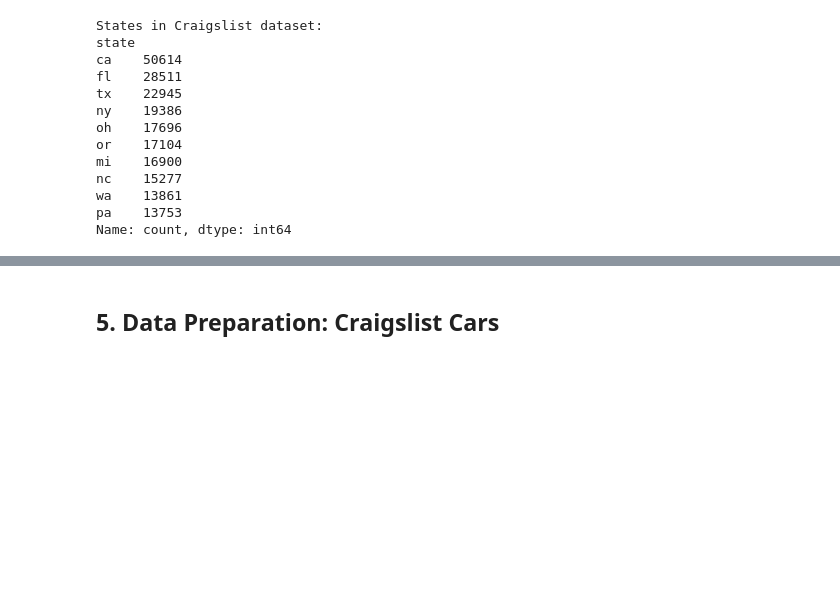
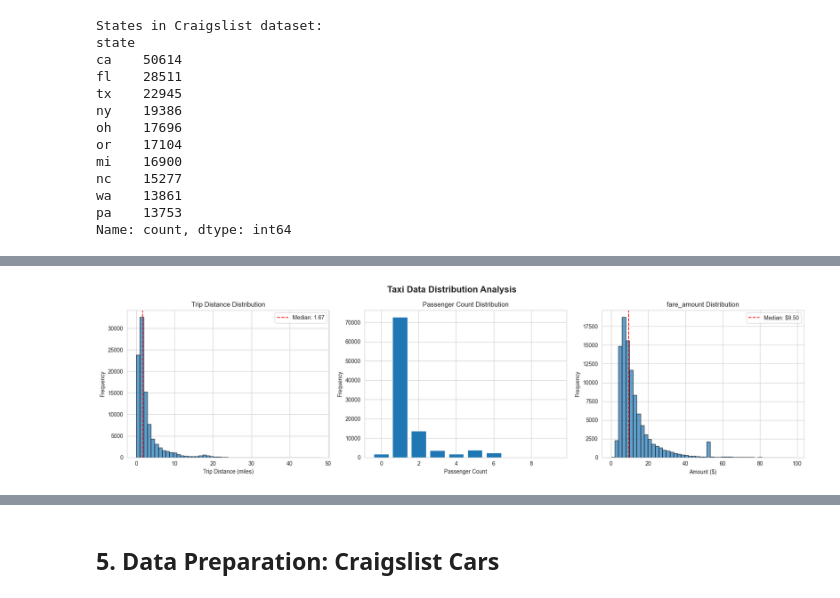
Before and after one commit to esteinholtz-cloudera/taxi-and-car-demand, a Jupyter notebook: taxi_car_price_analysis_hybrid.ipynb, the cells around one changed output, grey strips where cells are left out. Drawn from its saved outputs; the diff is of its cells as text; code cells hidden in the pictures; blank space fills up the shorter version.

Commit message:
bug fixing on hybrid deployment

```diff
--- a/taxi_car_price_analysis_hybrid.ipynb
+++ b/taxi_car_price_analysis_hybrid.ipynb
@@ -261,0 +849,89 @@ ArrowKeyError: No type extension with name arrow.py_extension_type found
+# %%
+# Taxi visualizations
+import matplotlib.pyplot as plt
+import seaborn as sns
+
+# Set style
+sns.set_style("whitegrid")
+plt.rcParams['figure.figsize'] = (15, 7)
+
+print("Generating taxi distribution plots...")
+
+# Convert to pandas if using Spark
+if LAPTOP_DEPLOYMENT:
+    taxi_pd = taxi_df.head(100000) if len(taxi_df) > 100000 else taxi_df  # Sample for speed
+else:
+    # Sample for visualization to avoid memory issues
+    try:
+        print("Sampling taxi data for visualization (1%)...")
+        taxi_pd = taxi_df.sample(fraction=0.01, seed=42).toPandas()
+        print(f"✓ Sampled {len(taxi_pd):,} taxi records")
+    except Exception as e:
+        print(f"⚠️  Sampling failed: {type(e).__name__}")
+        print("Visualization may not be available. Try LAPTOP_DEPLOYMENT=True")
+        taxi_pd = pd.DataFrame()
+
+# Skip visualization if data is empty
+if len(taxi_pd) == 0:
+    print("⚠️  Cannot generate visualizations - data sampling failed")
+    print("\n💡 SOLUTION: Set LAPTOP_DEPLOYMENT=True at the top of the notebook")
+else:
+    # Create subplots (1x3 grid for 3 taxi plots)
+    fig, axes = plt.subplots(1, 3, figsize=(18, 5))
+    fig.suptitle('Taxi Data Distribution Analysis', fontsize=16, fontweight='bold')
+
+    # 1. Trip distance distribution
+    trip_dist_cols = [col for col in taxi_pd.columns if 'distance' in col.lower()]
+    if trip_dist_cols:
+        ax = axes[0]
+        col_name = trip_dist_cols[0]
+        dist_clean = taxi_pd[(taxi_pd[col_name] > 0) & (taxi_pd[col_name] < 50)]
+        ax.hist(dist_clean[col_name], bins=50, edgecolor='black', alpha=0.7)
+        ax.set_xlabel('Trip Distance (miles)')
+        ax.set_ylabel('Frequency')
+        ax.set_title('Trip Distance Distribution')
+        ax.axvline(dist_clean[col_name].median(), color='red', linestyle='--', label=f'Median: {dist_clean[col_name].median():.2f}')
+        ax.legend()
+    else:
+        axes[0].text(0.5, 0.5, 'Trip distance\ncolumn not found', ha='center', va='center', fontsize=12)
+        axes[0].axis('off')
+
+    # 2. Passenger count distribution
+    pass_cols = [col for col in taxi_pd.columns if 'passenger' in col.lower()]
+    if pass_cols:
+        ax = axes[1]
+        col_name = pass_cols[0]
+        pass_counts = taxi_pd[col_name].value_counts().sort_index().head(10)
+        ax.bar(pass_counts.index, pass_counts.values)
+        ax.set_xlabel('Passenger Count')
+        ax.set_ylabel('Frequency')
+        ax.set_title('Passenger Count Distribution')
+    else:
+        axes[1].text(0.5, 0.5, 'Passenger count\ncolumn not found', ha='center', va='center', fontsize=12)
+        axes[1].axis('off')
+
+    # 3. Trip amount/fare distribution
+    amount_cols = [col for col in taxi_pd.columns if 'amount' in col.lower() or 'fare' in col.lower()]
+    if amount_cols:
+        ax = axes[2]
+        col_name = amount_cols[0]
+        amount_clean = taxi_pd[(taxi_pd[col_name] > 0) & (taxi_pd[col_name] < 100)]
+        ax.hist(amount_clean[col_name], bins=50, edgecolor='black', alpha=0.7)
+        ax.set_xlabel('Amount ($)')
+        ax.set_ylabel('Frequency')
+        ax.set_title(f'{col_name} Distribution')
+        ax.axvline(amount_clean[col_name].median(), color='red', linestyle='--', label=f'Median: ${amount_clean[col_name].median():.2f}')
+        ax.legend()
+    else:
+        axes[2].text(0.5, 0.5, 'Amount/fare\ncolumn not found', ha='center', va='center', fontsize=12)
+        axes[2].axis('off')
+
+    plt.tight_layout()
+    plt.show()
+
+    print("✓ Taxi distribution plots generated!")
+    print("\n📊 Key Observations to Note:")
+    print("  - Check for outliers in trip distance and fare")
+    print("  - Verify reasonable passenger counts")
+    print("  - Assess data quality from distributions")
+# %% [output]
@@ -261,0 +939 @@ ArrowKeyError: No type extension with name arrow.py_extension_type found
+[figure, added]
```
Also changed, not shown: parts of 12 cells of this notebook, 3 other files.
